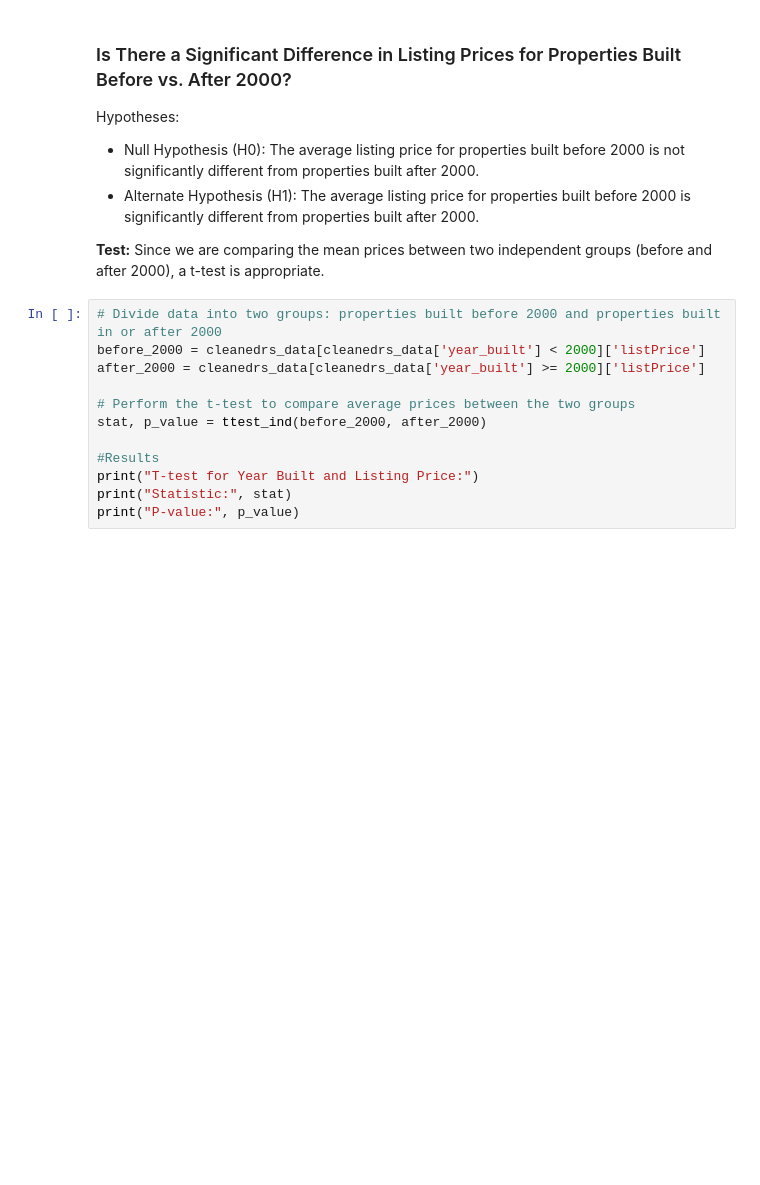
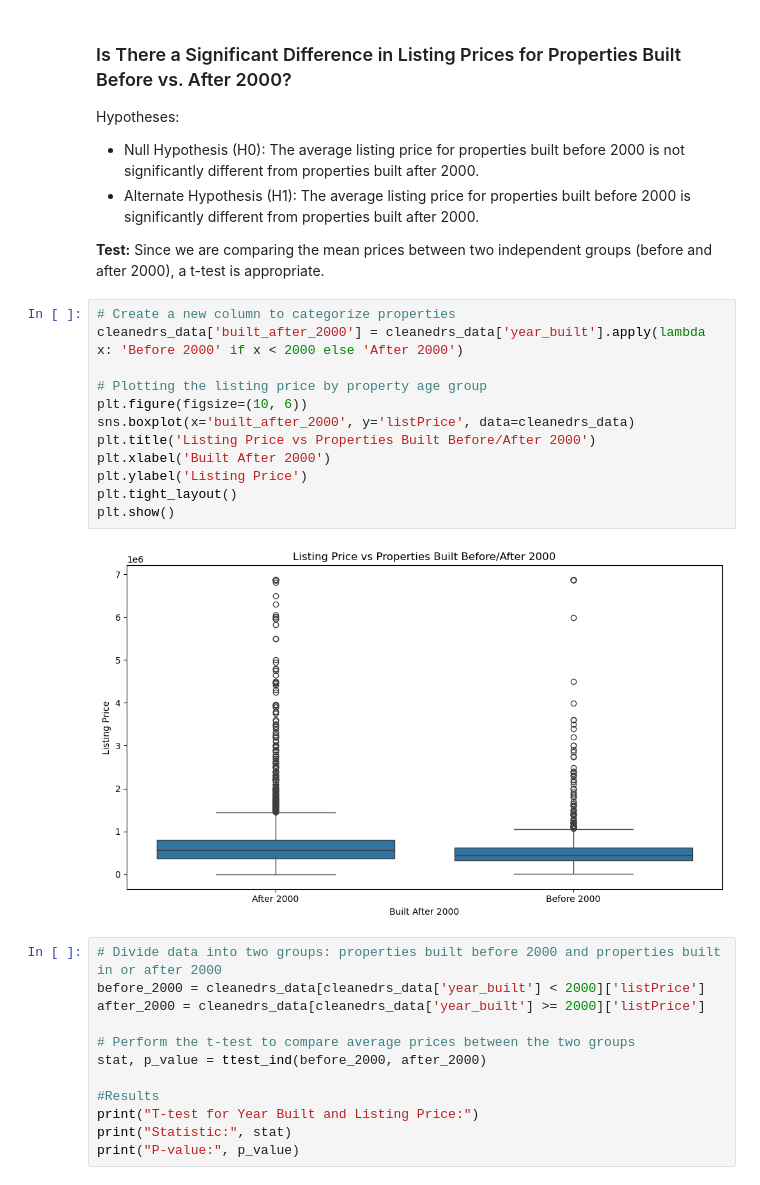
Before and after one commit to quadrillionaiire/Utah-Real-Estate-Sales-Analysis, a Jupyter notebook: notebooks/inferential_analysis.ipynb, the cells around one changed output. Cells and saved outputs as stored; diff of their text form; blank space fills up the shorter version.

```diff
--- a/notebooks/inferential_analysis.ipynb
+++ b/notebooks/inferential_analysis.ipynb
@@ -55,6 +69,20 @@ Hypotheses:
 - Alternate Hypothesis (H1): The average listing price for properties built before 2000 is significantly different from properties built after 2000.
 
 **Test:** Since we are comparing the mean prices between two independent groups (before and after 2000), a t-test is appropriate.
+# %%
+# Create a new column to categorize properties
+cleanedrs_data['built_after_2000'] = cleanedrs_data['year_built'].apply(lambda x: 'Before 2000' if x < 2000 else 'After 2000')
+
+# Plotting the listing price by property age group
+plt.figure(figsize=(10, 6))
+sns.boxplot(x='built_after_2000', y='listPrice', data=cleanedrs_data)
+plt.title('Listing Price vs Properties Built Before/After 2000')
+plt.xlabel('Built After 2000')
+plt.ylabel('Listing Price')
+plt.tight_layout()
+plt.show()
+# %% [output]
+[figure, added]
 # %%
 # Divide data into two groups: properties built before 2000 and properties built in or after 2000
 before_2000 = cleanedrs_data[cleanedrs_data['year_built'] < 2000]['listPrice']
```
Also changed, not shown: parts of 5 cells of this notebook, 2 other files.
